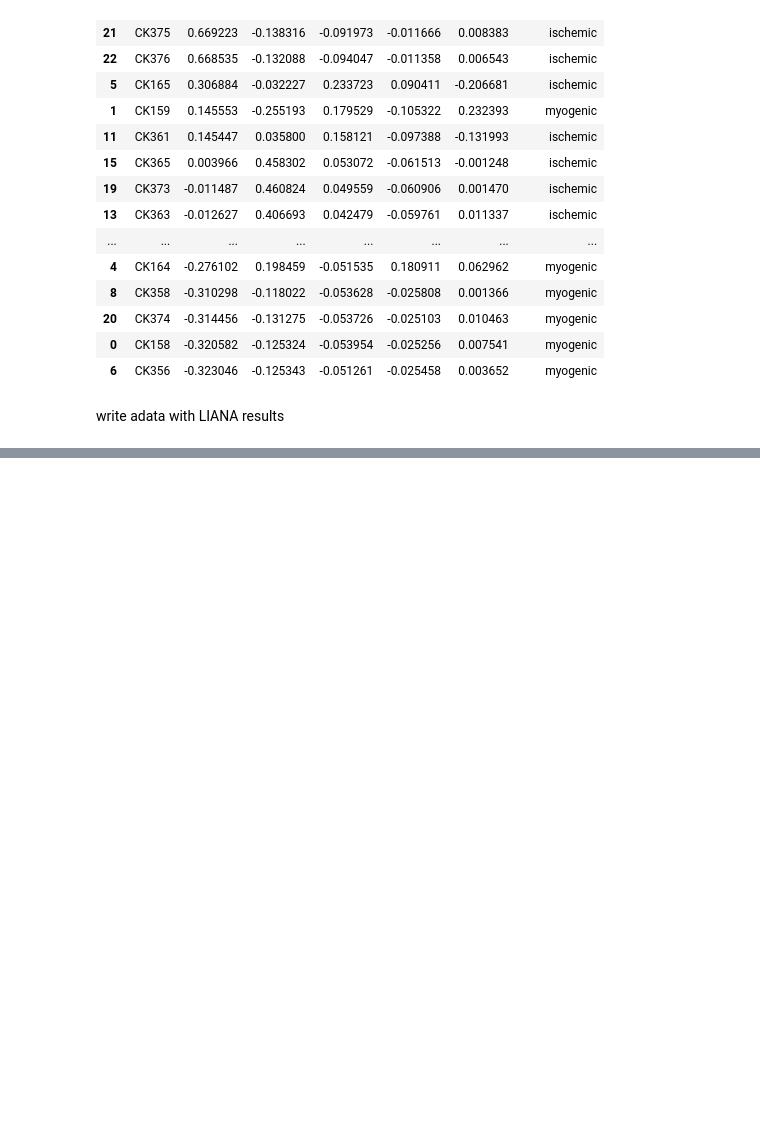
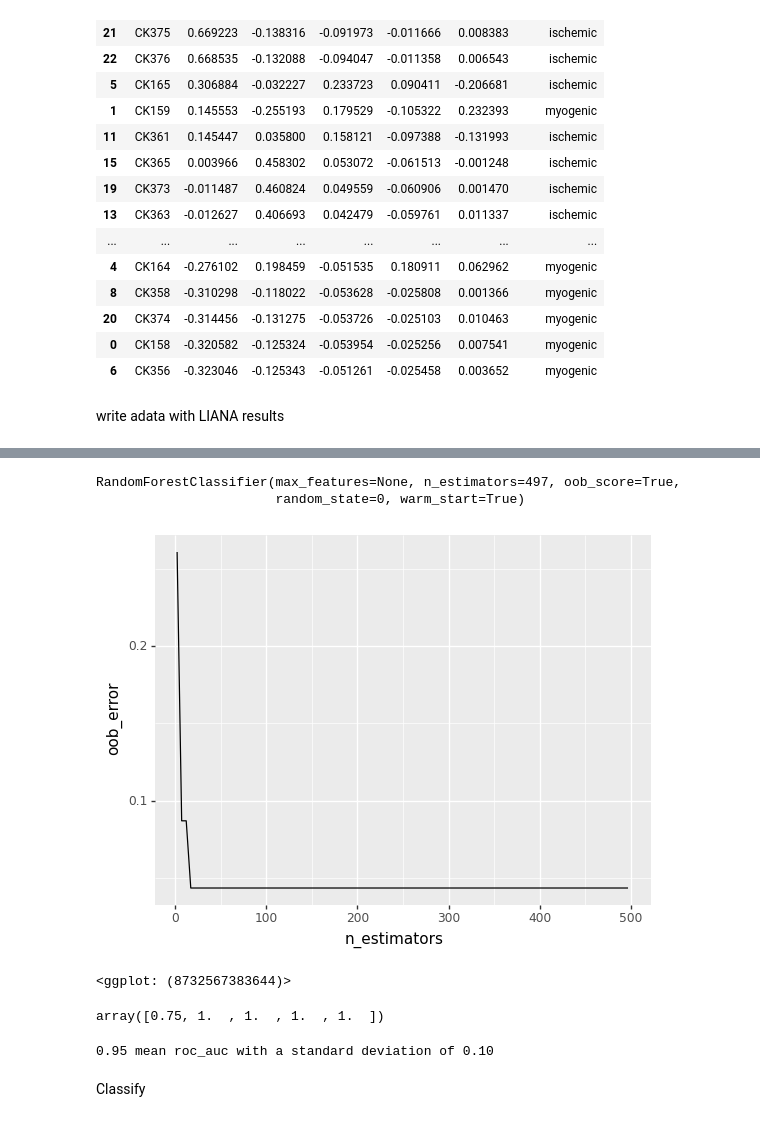
Before and after one commit to saezlab/lianaplus_manuscript, a Jupyter notebook: notebooks/classification/1.Process_KuppeEtAl.ipynb, the cells around one changed output, grey strips where cells are left out. Saved outputs shown, nothing was run; the diff lists cells and outputs as text; code cells hidden in the pictures; blank space fills up the shorter version.

Commit message:
train classifier

```diff
--- a/notebooks/classification/1.Process_KuppeEtAl.ipynb
+++ b/notebooks/classification/1.Process_KuppeEtAl.ipynb
@@ -195,0 +202,33 @@ adata.write_h5ad(os.path.join('data', "kuppe_processed.h5ad"))
+# %%
+clf = RandomForestClassifier(
+            warm_start=True,
+            max_features=None,
+            oob_score=True,
+            random_state=0,
+        )
+# %%
+X = mdata.obsm['X_mofa']
+y = mdata.obs[condition_key]
+# %%
+# Range of `n_estimators` values to explore.
+min_estimators = 2
+max_estimators = 500
+error_rate = []
+# %%
+for i in range(min_estimators, max_estimators + 1, 5):
+        clf.set_params(n_estimators=i)
+        clf.fit(X, y)
+        # Record the OOB error for each `n_estimators=i` setting.
+        oob_error = 1 - clf.oob_score_
+        error_rate.append((i, oob_error))
+# %%
+clf
+# %% [output]
+RandomForestClassifier(max_features=None, n_estimators=497, oob_score=True,
+                       random_state=0, warm_start=True)
+# %%
+# plotnine line plot
+(p9.ggplot(pd.DataFrame(error_rate, columns=['n_estimators', 'oob_error'])) + p9.aes(x='n_estimators', y='oob_error') + p9.geom_line())
+# %% [output]
+[figure, added]
+<ggplot: (8732567383644)>
@@ -195,0 +239,10 @@ adata.write_h5ad(os.path.join('data', "kuppe_processed.h5ad"))
+# %%
+scores
+# %% [output]
+array([0.75, 1.  , 1.  , 1.  , 1.  ])
+# %%
+print("%0.2f mean roc_auc with a standard deviation of %0.2f" % (scores.mean(), scores.std()))
+# %% [output]
+0.95 mean roc_auc with a standard deviation of 0.10
+# %% [markdown]
+Classify
```
Also changed, not shown: parts of 13 cells of this notebook.
